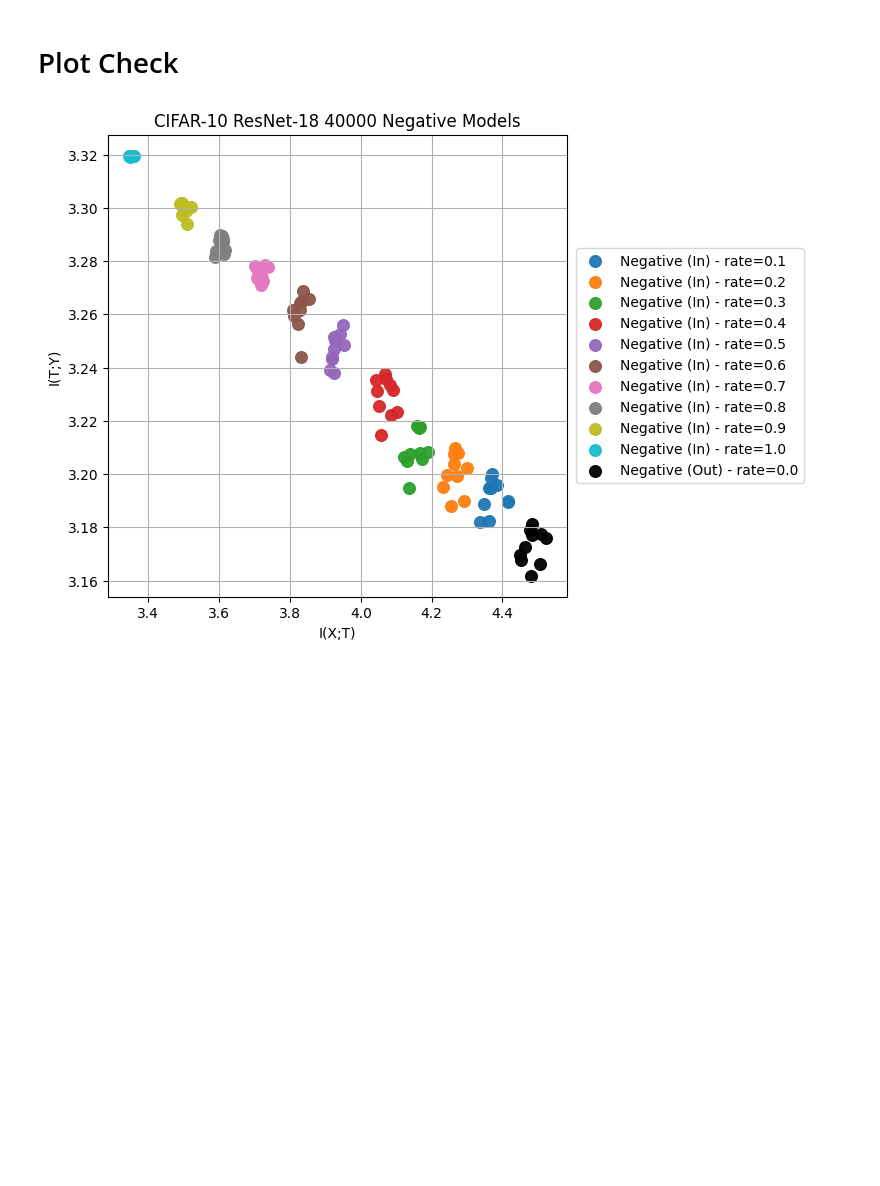
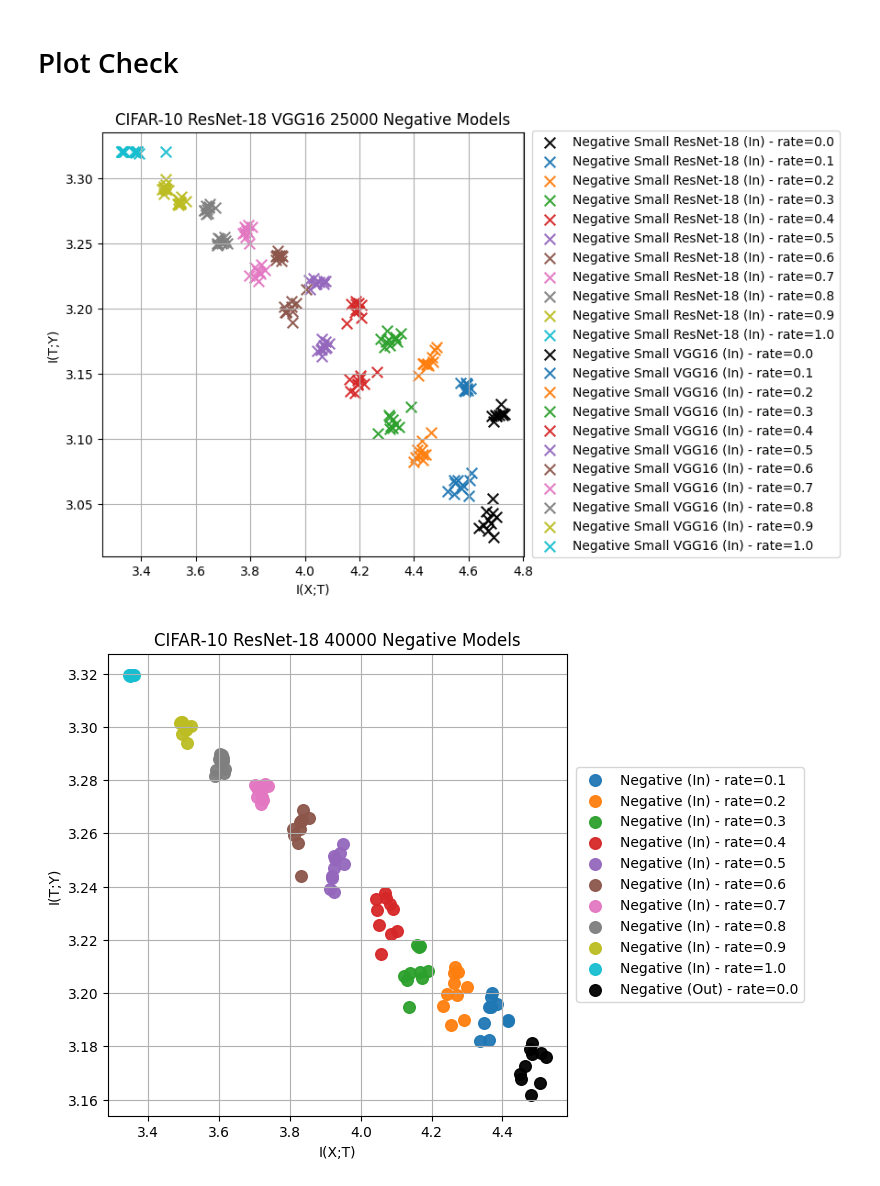
Before and after one commit to ArthasGAO/MI_Model_Detection, a Jupyter notebook: distribution_check.ipynb, the cells around one changed output. Saved outputs shown, nothing was run; the diff lists cells and outputs as text; code cells hidden in the pictures; blank space fills up the shorter version.

```diff
--- a/distribution_check.ipynb
+++ b/distribution_check.ipynb
@@ -619,7 +639,7 @@ def construct_neg_pairs_small(dataset_name, model_name, seed_range, base_size):
 
     for key, value in neg_dict_small.items():
         spec = GroupSpec(
-            label=f"Negative Small(In) - rate={key}",
+            label=f"Negative Small {model_name} (In) - rate={key}",
             csv_paths=value,
             domain="in",
             style={"marker": "x", "color": rate_colors[key], "s": 70, "alpha": 0.95},
@@ -629,10 +649,36 @@ def construct_neg_pairs_small(dataset_name, model_name, seed_range, base_size):
         in_group_ls.append(spec)
 
     return in_group_ls
+
+
+def construct_neg_pairs_small_10000(dataset_name, model_name, seed_range, base_size):
+    neg_dict_small = build_neg_dict_small_10000(dataset_name, model_name, seed_range, base_size=base_size)
+
+    in_group_ls = []
+
+    for key, value in neg_dict_small.items():
+        spec = GroupSpec(
+            label=f"Negative Small(In) - rate={key}",
+            csv_paths=value,
+            domain="in",
+            style={"marker": "o", "color": rate_colors[key], "s": 70, "alpha": 0.95},
+            mode="single",
+            select_fn=select_last,
+        )
+        in_group_ls.append(spec)
+
+    return in_group_ls
 # %%
 plot_information_plane(in_group_ls + out_group_ls, title=f"{dataset_name} {model_name} {base_size} Negative Models")
 # %% [markdown]
 # Plot Check
+# %%
+in_group_25000_18 = construct_neg_pairs_small("CIFAR-10", "ResNet-18", range(42, 52), 25000)
+in_group_25000_16 = construct_neg_pairs_small("CIFAR-10", "VGG16", range(42, 52), 25000)
+
+plot_information_plane(in_group_25000_18 + in_group_25000_16, title=f"{"CIFAR-10"} {"ResNet-18"} {"VGG16"} 25000 Negative Models")
+# %% [output]
+[figure, added]
 # %%
 in_group_40000, out_group_10000 = construct_neg_pairs("CIFAR-10", "ResNet-18", range(42, 52), 40000)
 plot_information_plane(in_group_40000 + out_group_10000, title=f"{"CIFAR-10"} {"ResNet-18"} 40000 Negative Models")
```
Also changed, not shown: parts of 34 cells of this notebook, 45 other files.
